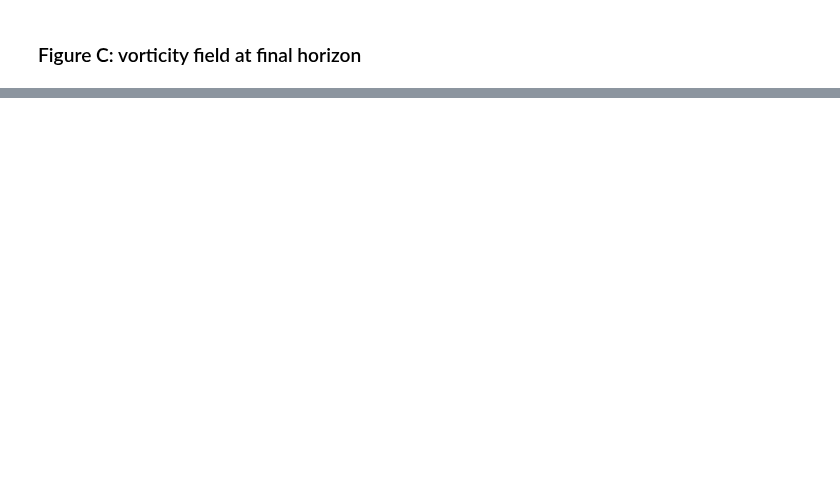
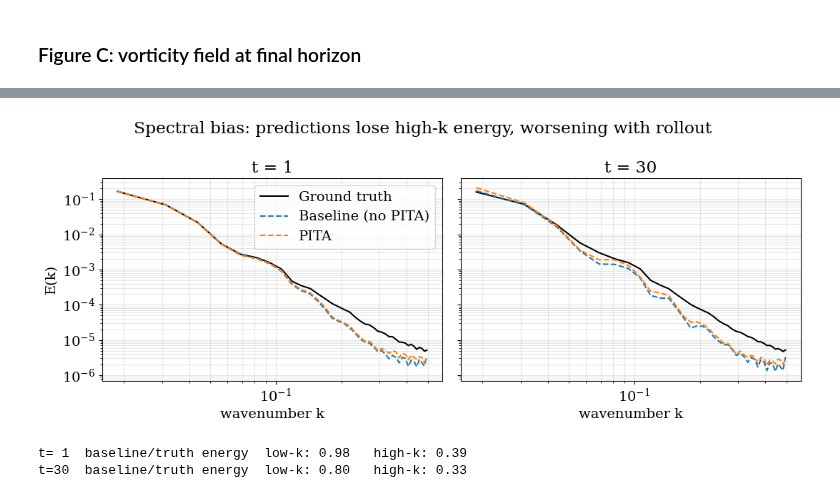
Before and after one commit to zhn2605/fluid-research-adv-NO, a Jupyter notebook: DeepLearning_Analysis.ipynb, the cells around one changed output, grey strips where cells are left out. Cells and saved outputs as stored; diff of their text form; code cells hidden in the pictures; blank space fills up the shorter version.

```diff
--- a/DeepLearning_Analysis.ipynb
+++ b/DeepLearning_Analysis.ipynb
@@ -1262,0 +1324,28 @@ plt.show()
+# %%
+# Figure D: energy spectra - truth vs baseline vs PITA, early and late horizon
+t_early, t_late = 1, act_L.shape[-1] - 1
+
+fig, axes = plt.subplots(1, 2, figsize=(11, 4.5), sharey=True)
+for ax, t in zip(axes, (t_early, t_late)):
+    for arr, label, style in ((act_L,  "Ground truth",       "k-"),
+                              (base_L, "Baseline (no PITA)", "C0--"),
+                              (pita_L, "PITA",               "C1--")):
+        k, E = avg_spectrum(arr, t)
+        ax.loglog(k, E, style, label=label)
+    ax.set_title(f"t = {t}")
+    ax.set_xlabel("wavenumber k")
+    ax.grid(True, which="both", alpha=0.3)
+axes[0].set_ylabel("E(k)")
+axes[0].legend()
+fig.suptitle("Spectral bias: predictions lose high-k energy, worsening with rollout")
+plt.tight_layout()
+plt.show()
+
+for t in (t_early, t_late):
+    _, Ea = avg_spectrum(act_L, t); _, Eb = avg_spectrum(base_L, t)
+    print(f"t={t:2d}  baseline/truth energy  low-k: {np.mean(Eb[:5]/Ea[:5]):.2f}"
+          f"   high-k: {np.mean(Eb[-10:]/Ea[-10:]):.2f}")
+# %% [output]
+[figure, added]
+t= 1  baseline/truth energy  low-k: 0.98   high-k: 0.39
+t=30  baseline/truth energy  low-k: 0.80   high-k: 0.33
```
Also changed, not shown: parts of 8 cells of this notebook, 1 other file.
